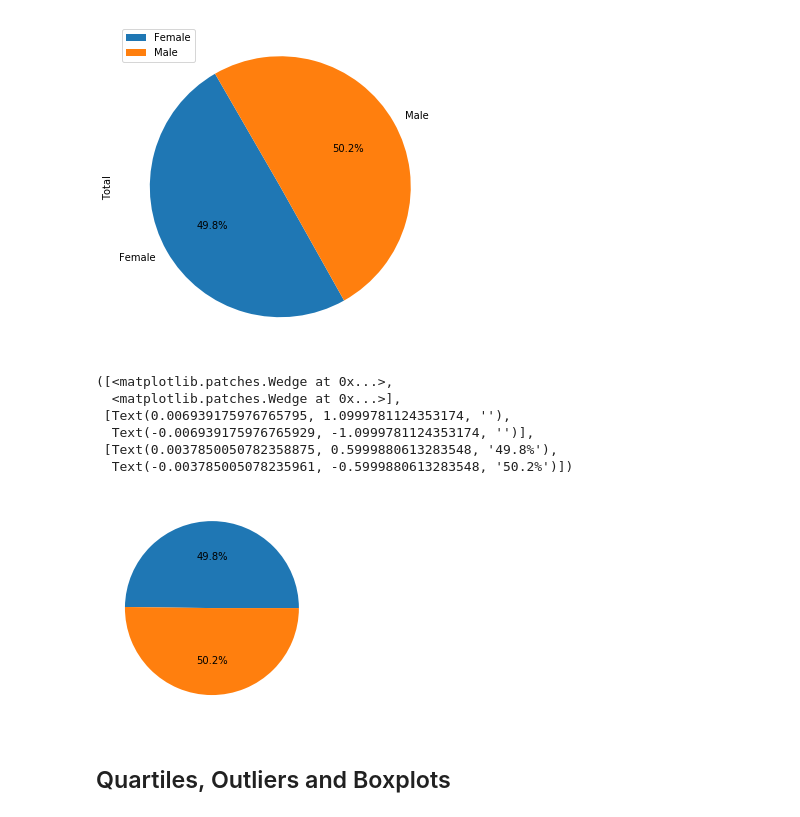
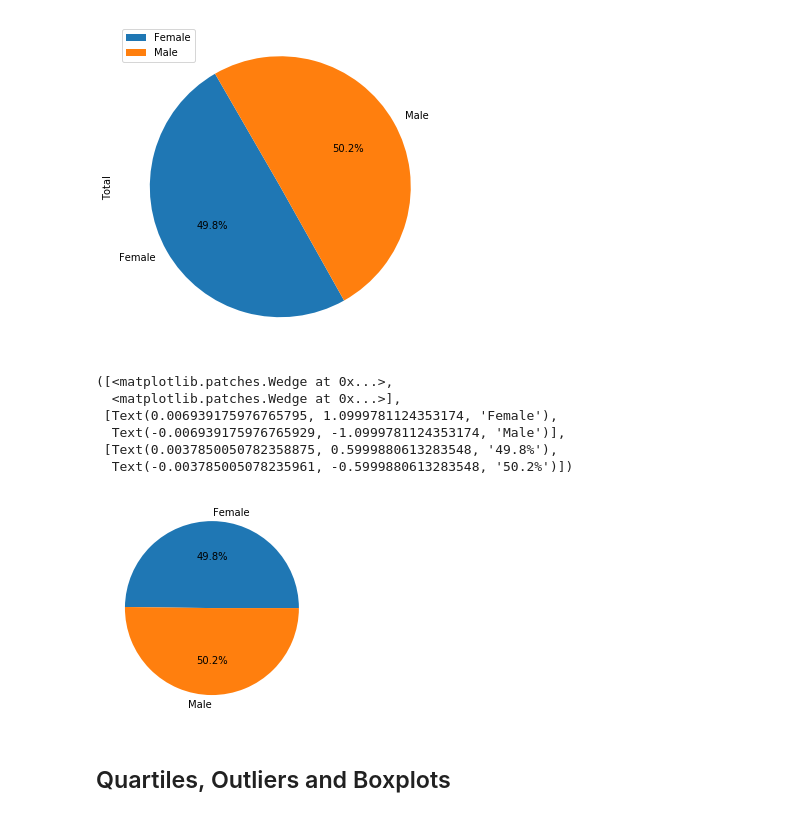
Before and after one commit to BTroolin/matplotlib-challenge, a Jupyter notebook: pymaceuticals.ipynb, the cells around one changed output. Drawn from its saved outputs; the diff is of its cells as text; code cells hidden in the pictures.

```diff
--- a/pymaceuticals.ipynb
+++ b/pymaceuticals.ipynb
@@ -184,15 +180,16 @@ plot = gender.plot.pie(y='Total', figsize=(6,6), startangle=120, autopct="%1.1f%
 [figure]
 # %%
 # Generate a pie plot showing the distribution of female versus male mice using pyplot
-plt.pie(gender,autopct="%1.1f%%")
+labels = ["Female", "Male"]
+plt.pie(gender, labels=labels,autopct="%1.1f%%")
 # %% [output]
 ([<matplotlib.patches.Wedge at 0x...>,
   <matplotlib.patches.Wedge at 0x...>],
- [Text(0.006939175976765795, 1.0999781124353174, ''),
-  Text(-0.006939175976765929, -1.0999781124353174, '')],
+ [Text(0.006939175976765795, 1.0999781124353174, 'Female'),
+  Text(-0.006939175976765929, -1.0999781124353174, 'Male')],
  [Text(0.0037850050782358875, 0.5999880613283548, '49.8%'),
   Text(-0.003785005078235961, -0.5999880613283548, '50.2%')])
-[figure, old version]
+[figure, new version]
 # %% [markdown]
 ## Quartiles, Outliers and Boxplots
 # %%
```
Also changed, not shown: parts of 7 cells of this notebook.
